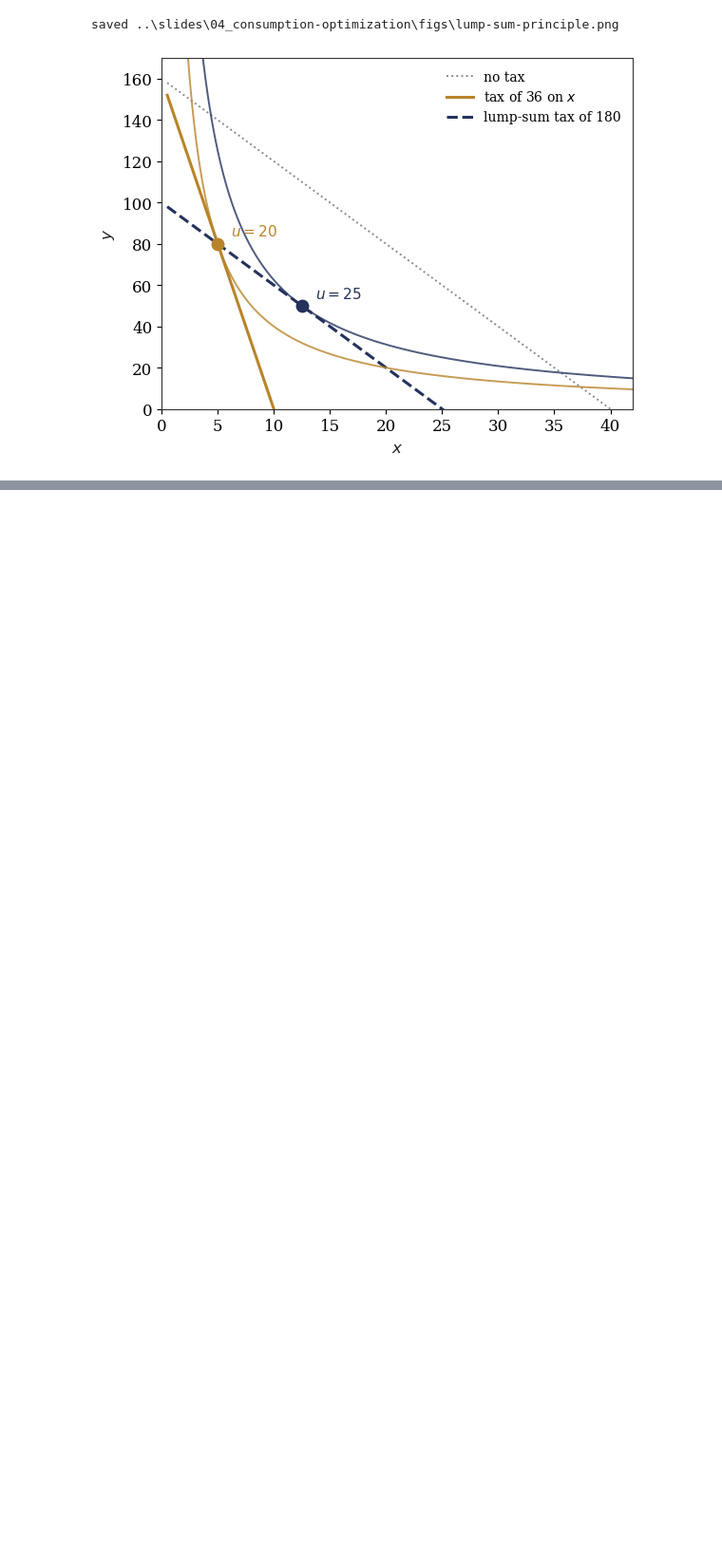
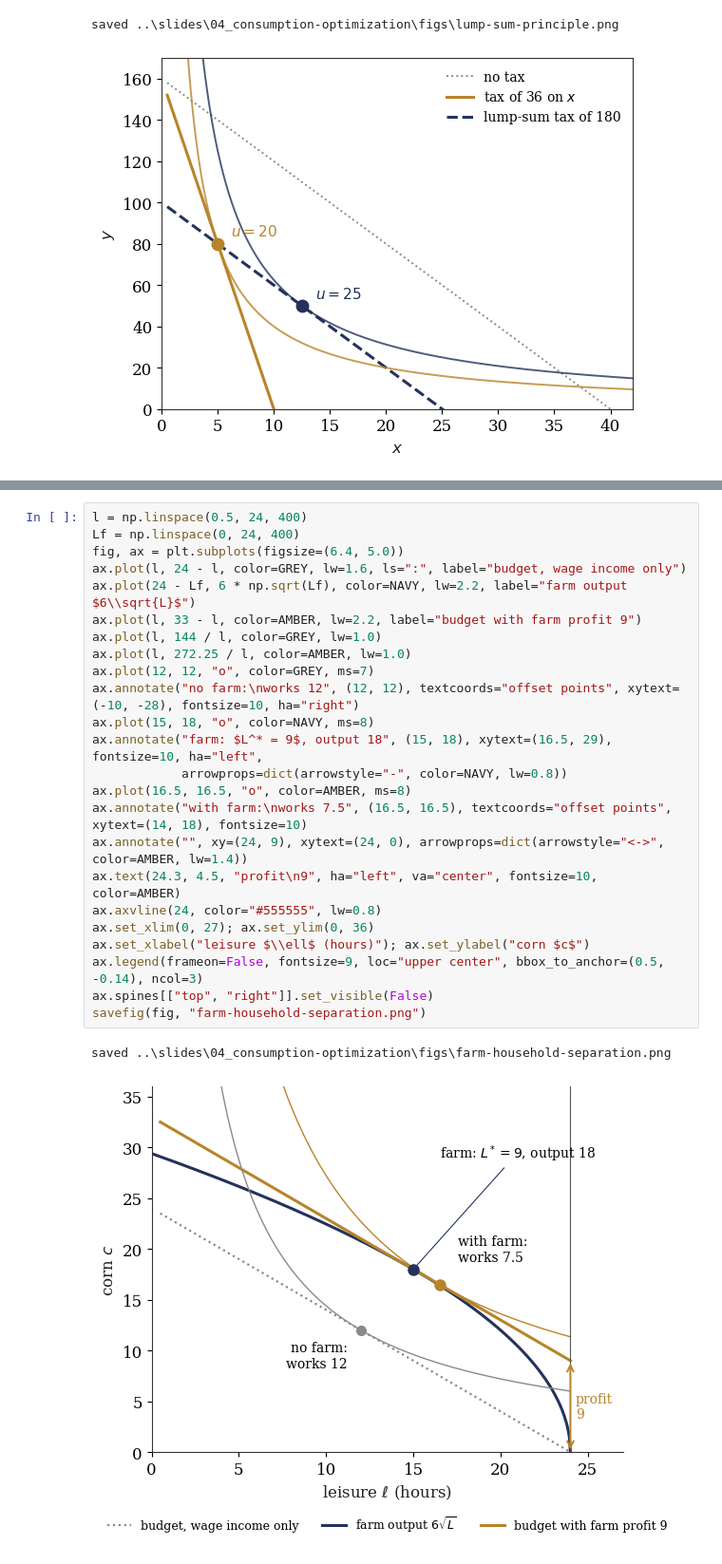
Before and after one commit to jhconning/hunter_eco701, a Jupyter notebook: notebooks/topic04_consumer_figures.ipynb, the cells around one changed output, grey strips where cells are left out. Shown at 95% size. Cells and saved outputs as stored; diff of their text form; blank space fills up the shorter version.

```diff
--- a/notebooks/topic04_consumer_figures.ipynb
+++ b/notebooks/topic04_consumer_figures.ipynb
@@ -137,0 +219,27 @@ saved ..\slides\04_consumption-optimization\figs\lump-sum-principle.png
+# %%
+l = np.linspace(0.5, 24, 400)
+Lf = np.linspace(0, 24, 400)
+fig, ax = plt.subplots(figsize=(6.4, 5.0))
+ax.plot(l, 24 - l, color=GREY, lw=1.6, ls=":", label="budget, wage income only")
+ax.plot(24 - Lf, 6 * np.sqrt(Lf), color=NAVY, lw=2.2, label="farm output $6\\sqrt{L}$")
+ax.plot(l, 33 - l, color=AMBER, lw=2.2, label="budget with farm profit 9")
+ax.plot(l, 144 / l, color=GREY, lw=1.0)
+ax.plot(l, 272.25 / l, color=AMBER, lw=1.0)
+ax.plot(12, 12, "o", color=GREY, ms=7)
+ax.annotate("no farm:\nworks 12", (12, 12), textcoords="offset points", xytext=(-10, -28), fontsize=10, ha="right")
+ax.plot(15, 18, "o", color=NAVY, ms=8)
+ax.annotate("farm: $L^* = 9$, output 18", (15, 18), xytext=(16.5, 29), fontsize=10, ha="left",
+            arrowprops=dict(arrowstyle="-", color=NAVY, lw=0.8))
+ax.plot(16.5, 16.5, "o", color=AMBER, ms=8)
+ax.annotate("with farm:\nworks 7.5", (16.5, 16.5), textcoords="offset points", xytext=(14, 18), fontsize=10)
+ax.annotate("", xy=(24, 9), xytext=(24, 0), arrowprops=dict(arrowstyle="<->", color=AMBER, lw=1.4))
+ax.text(24.3, 4.5, "profit\n9", ha="left", va="center", fontsize=10, color=AMBER)
+ax.axvline(24, color="#555555", lw=0.8)
+ax.set_xlim(0, 27); ax.set_ylim(0, 36)
+ax.set_xlabel("leisure $\\ell$ (hours)"); ax.set_ylabel("corn $c$")
+ax.legend(frameon=False, fontsize=9, loc="upper center", bbox_to_anchor=(0.5, -0.14), ncol=3)
+ax.spines[["top", "right"]].set_visible(False)
+savefig(fig, "farm-household-separation.png")
+# %% [output]
+saved ..\slides\04_consumption-optimization\figs\farm-household-separation.png
+[figure, added]
```
Also changed, not shown: parts of 7 cells of this notebook, 11 other files.
